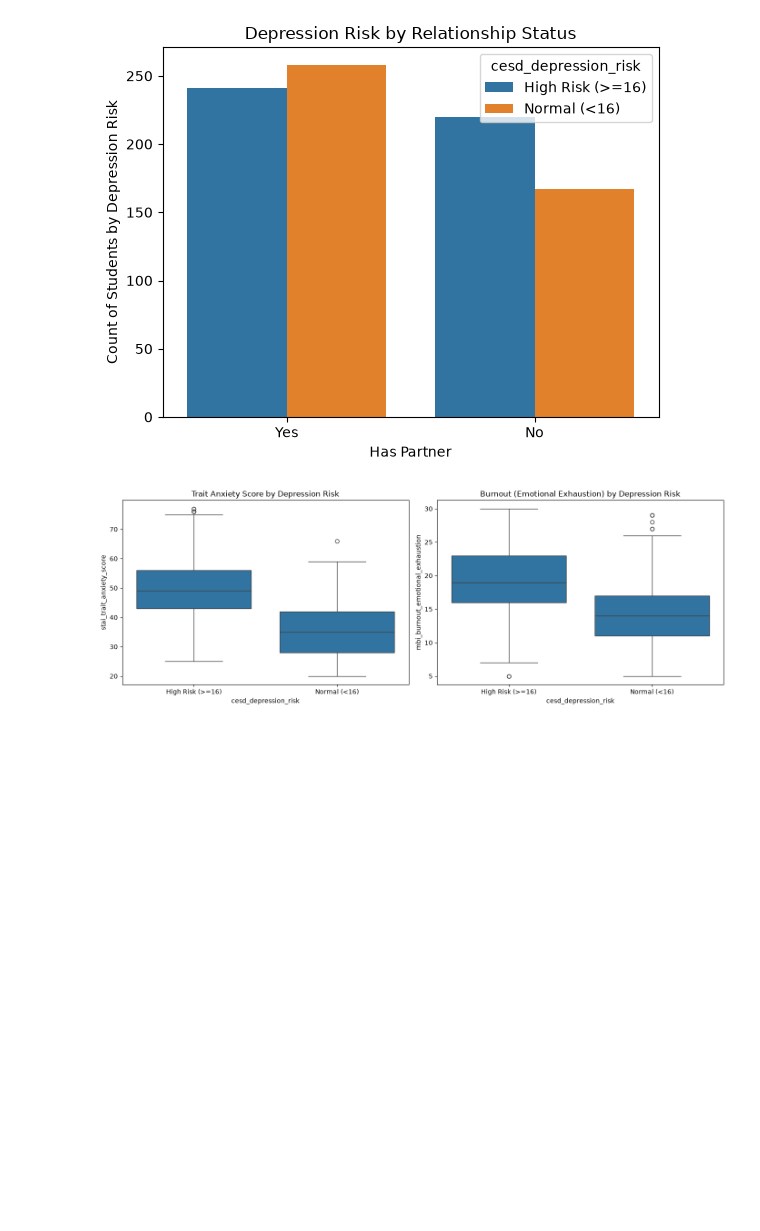
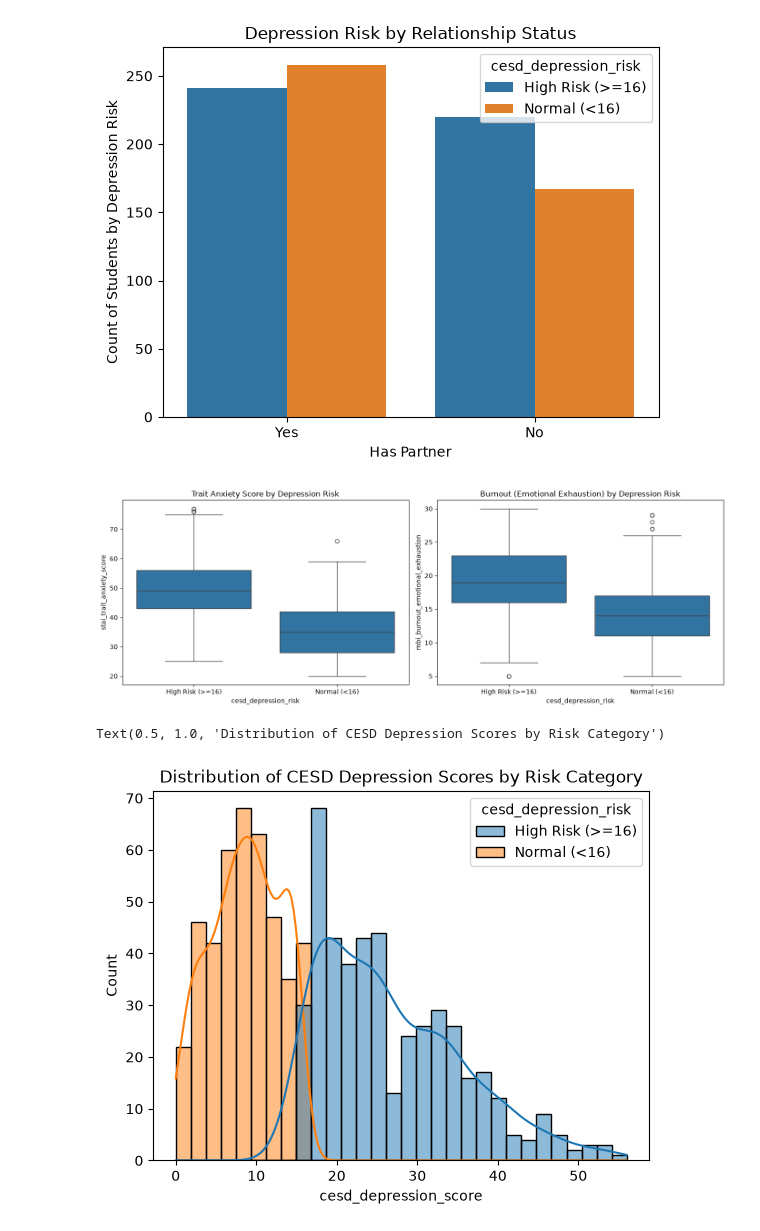
Before and after one commit to NayandG07/ML-Learning, a Jupyter notebook: Project-works/MedicalStudent-Mental-Health/notebooks/01_eda.ipynb, the cells around one changed output. Saved outputs shown, nothing was run; the diff lists cells and outputs as text; code cells hidden in the pictures; blank space fills up the shorter version.

```diff
--- a/Project-works/MedicalStudent-Mental-Health/notebooks/01_eda.ipynb
+++ b/Project-works/MedicalStudent-Mental-Health/notebooks/01_eda.ipynb
@@ -89,3 +89,9 @@ axes[1].set_title('Burnout (Emotional Exhaustion) by Depression Risk')
 plt.tight_layout()
 # %% [output]
 [figure]
+# %%
+sns.histplot(data=df, x='cesd_depression_score', hue='cesd_depression_risk', bins=30, kde=True)
+plt.title('Distribution of CESD Depression Scores by Risk Category')
+# %% [output]
+Text(0.5, 1.0, 'Distribution of CESD Depression Scores by Risk Category')
+[figure, added]
```
Also changed, not shown: parts of 3 cells of this notebook, 48 other files.
